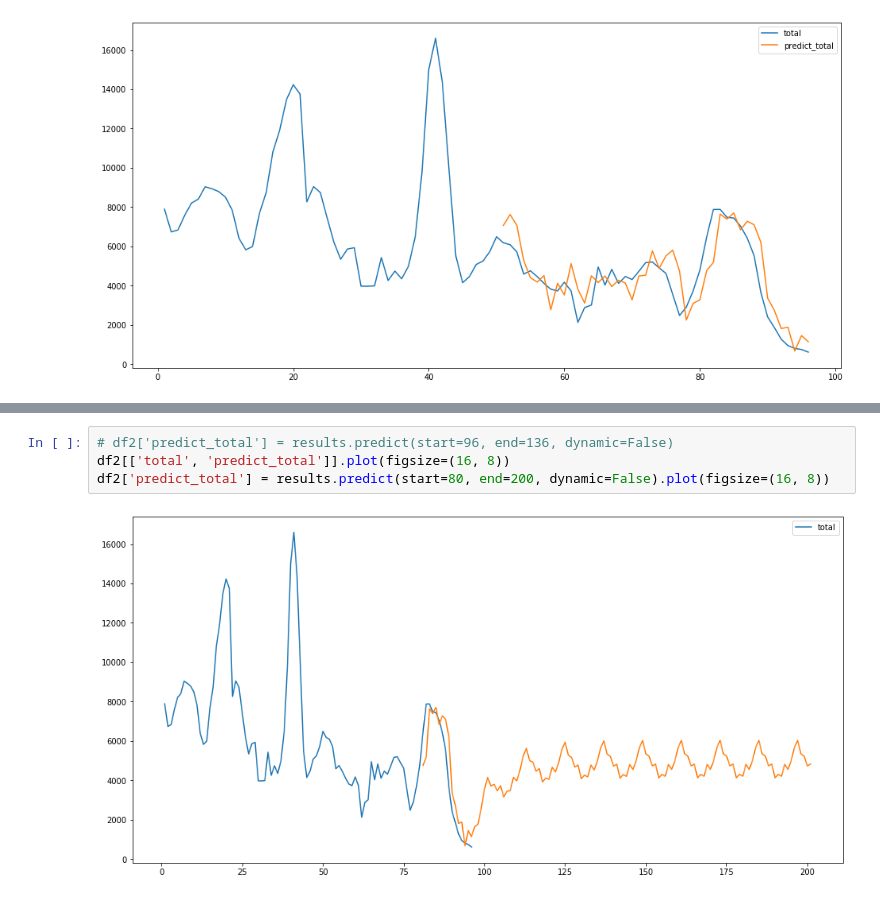
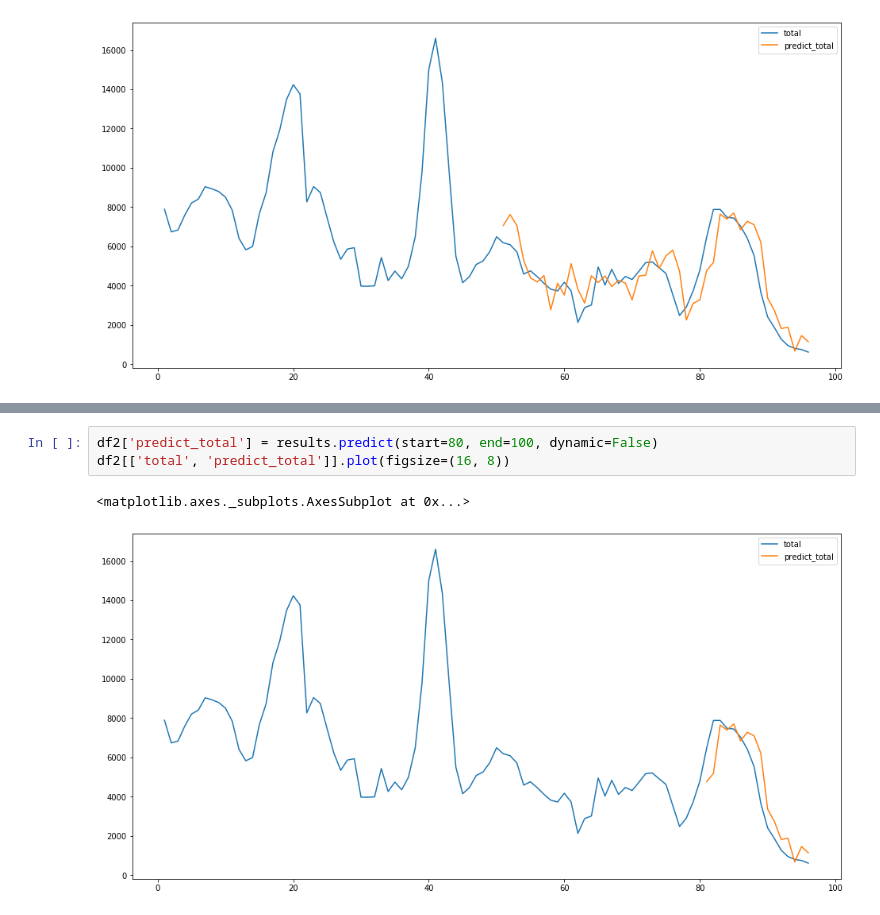
Before and after one commit to banchinche/flu-infection, a Jupyter notebook: notebooks/flu-infection.ipynb, the cells around one changed output, grey strips where cells are left out. Drawn from its saved outputs; the diff is of its cells as text.

```diff
--- a/notebooks/flu-infection.ipynb
+++ b/notebooks/flu-infection.ipynb
@@ -175,6 +161,6 @@ df2[['total', 'predict_total']].plot(figsize=(16, 8))
 # %%
-# df2['predict_total'] = results.predict(start=96, end=136, dynamic=False)
+df2['predict_total'] = results.predict(start=80, end=100, dynamic=False)
 df2[['total', 'predict_total']].plot(figsize=(16, 8))
-df2['predict_total'] = results.predict(start=80, end=200, dynamic=False).plot(figsize=(16, 8))
 # %% [output]
+<matplotlib.axes._subplots.AxesSubplot at 0x...>
-[figure, old version]
+[figure, new version]
```
Also changed, not shown: parts of 5 cells of this notebook, 3 other files.
